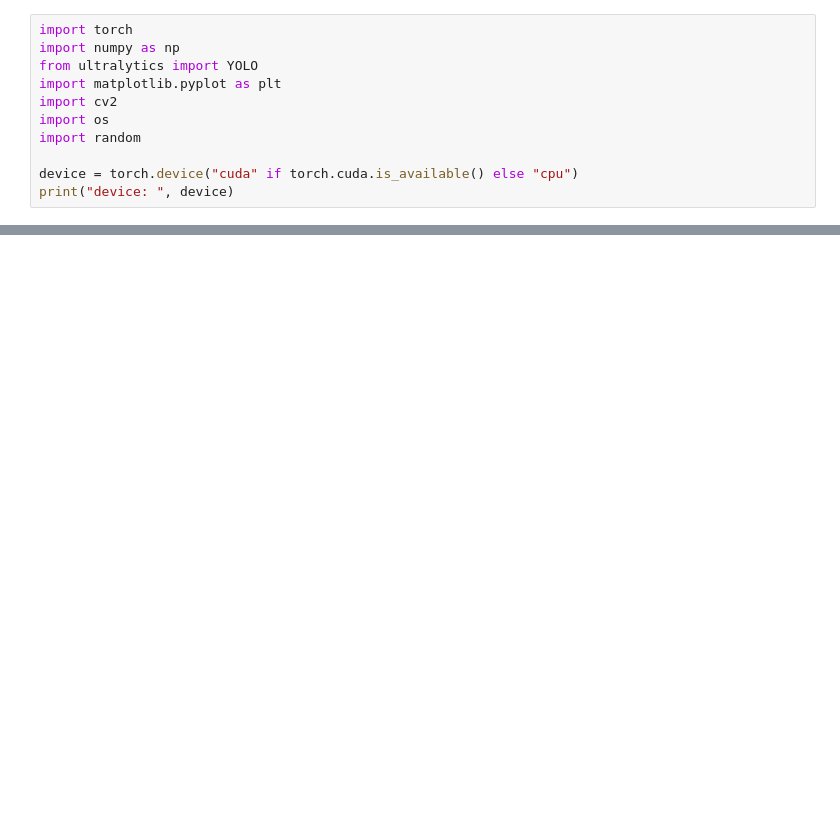
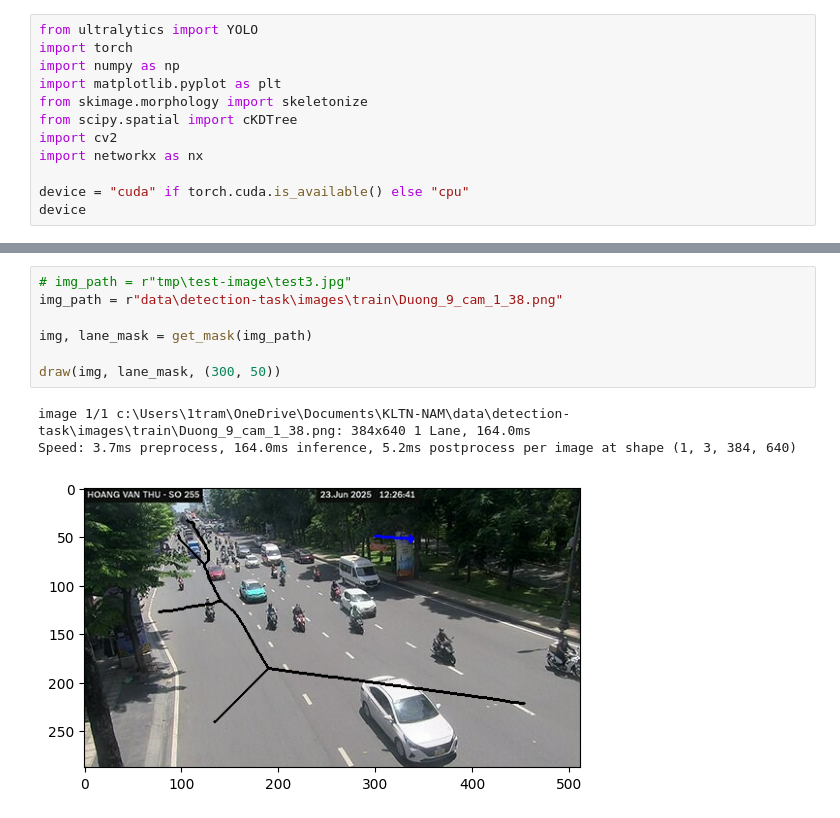
Before and after one commit to VTTr2004/Final-Thesis, a Jupyter notebook: test1.ipynb, the cells around one changed output, grey strips where cells are left out. Saved outputs shown, nothing was run; the diff lists cells and outputs as text; blank space fills up the shorter version.

```diff
--- a/test1.ipynb
+++ b/test1.ipynb
@@ -1,12 +1,13 @@
 # %%
+from ultralytics import YOLO
 import torch
 import numpy as np
-from ultralytics import YOLO
 import matplotlib.pyplot as plt
+from skimage.morphology import skeletonize
+from scipy.spatial import cKDTree
 import cv2
-import os
-import random
+import networkx as nx
 
-device = torch.device("cuda" if torch.cuda.is_available() else "cpu")
-print("device: ", device)
+device = "cuda" if torch.cuda.is_available() else "cpu"
+device
 # %% [output]
@@ -132,0 +93,11 @@ Speed: 1.3ms preprocess, 16.9ms inference, 1.0ms postprocess per image at shape
+# %%
+# img_path = r"tmp\test-image\test3.jpg"
+img_path = r"data\detection-task\images\train\Duong_9_cam_1_38.png"
+
+img, lane_mask = get_mask(img_path)
+
+draw(img, lane_mask, (300, 50))
+# %% [output]
+image 1/1 c:\Users\1tram\OneDrive\Documents\KLTN-NAM\data\detection-task\images\train\Duong_9_cam_1_38.png: 384x640 1 Lane, 164.0ms
+Speed: 3.7ms preprocess, 164.0ms inference, 5.2ms postprocess per image at shape (1, 3, 384, 640)
+[figure, added]
```
Also changed, not shown: parts of 6 cells of this notebook, 9 other files.
